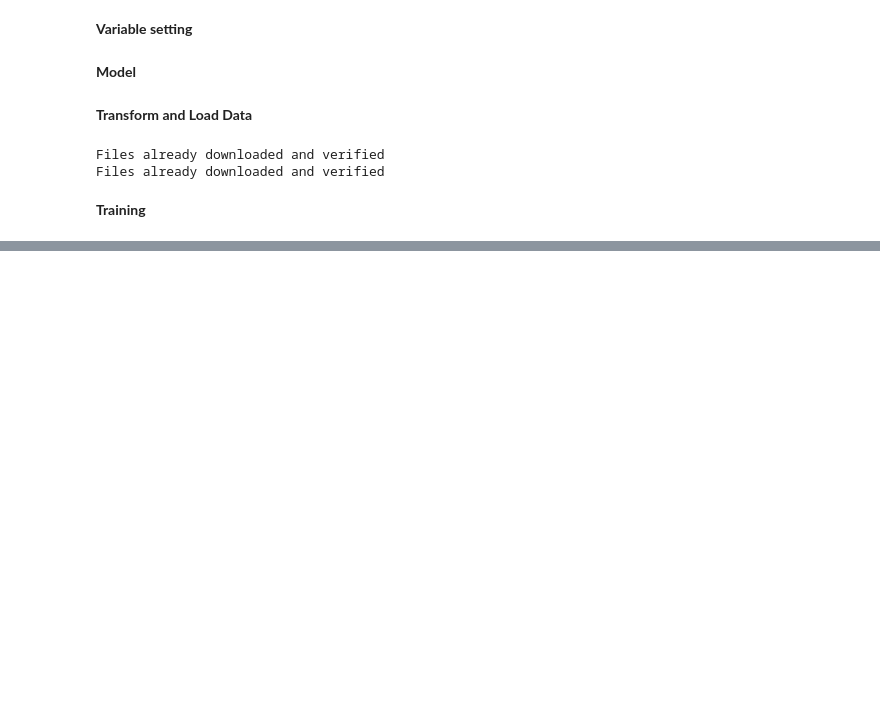
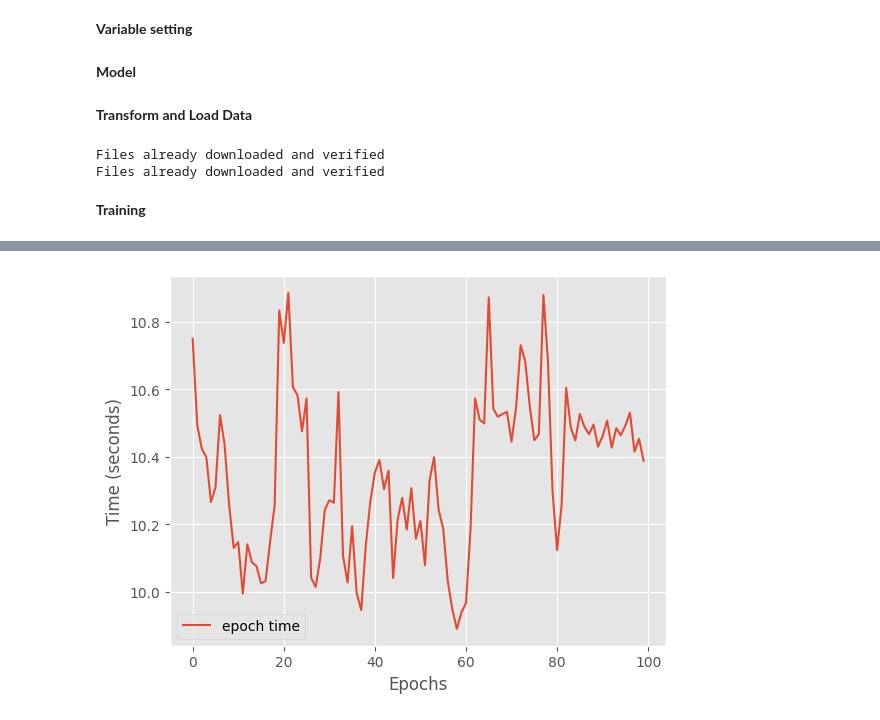
Before and after one commit to chriscamano/871_project, a Jupyter notebook: experiments/unet.ipynb, the cells around one changed output, grey strips where cells are left out. Drawn from its saved outputs; the diff is of its cells as text; code cells hidden in the pictures; blank space fills up the shorter version.

```diff
--- a/experiments/unet.ipynb
+++ b/experiments/unet.ipynb
@@ -245,0 +300,9 @@ RuntimeError: shape '[64, 32, 32]' is invalid for input of size 655360
+# %%
+plt.style.use("ggplot")
+plt.plot(summary['epoch_times_history'], label="epoch time")
+plt.xlabel('Epochs')
+plt.ylabel('Time (seconds)')
+plt.legend()
+plt.show()
+# %% [output]
+[figure, added]
```
Also changed, not shown: parts of 6 cells of this notebook.
